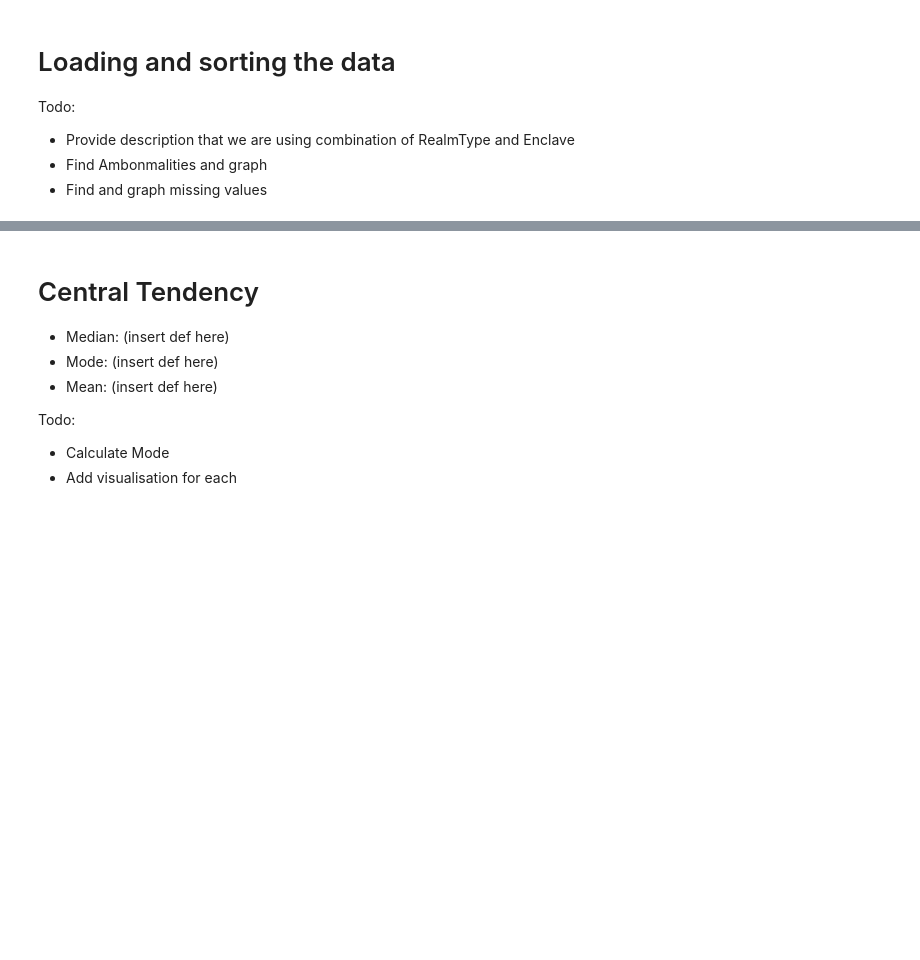
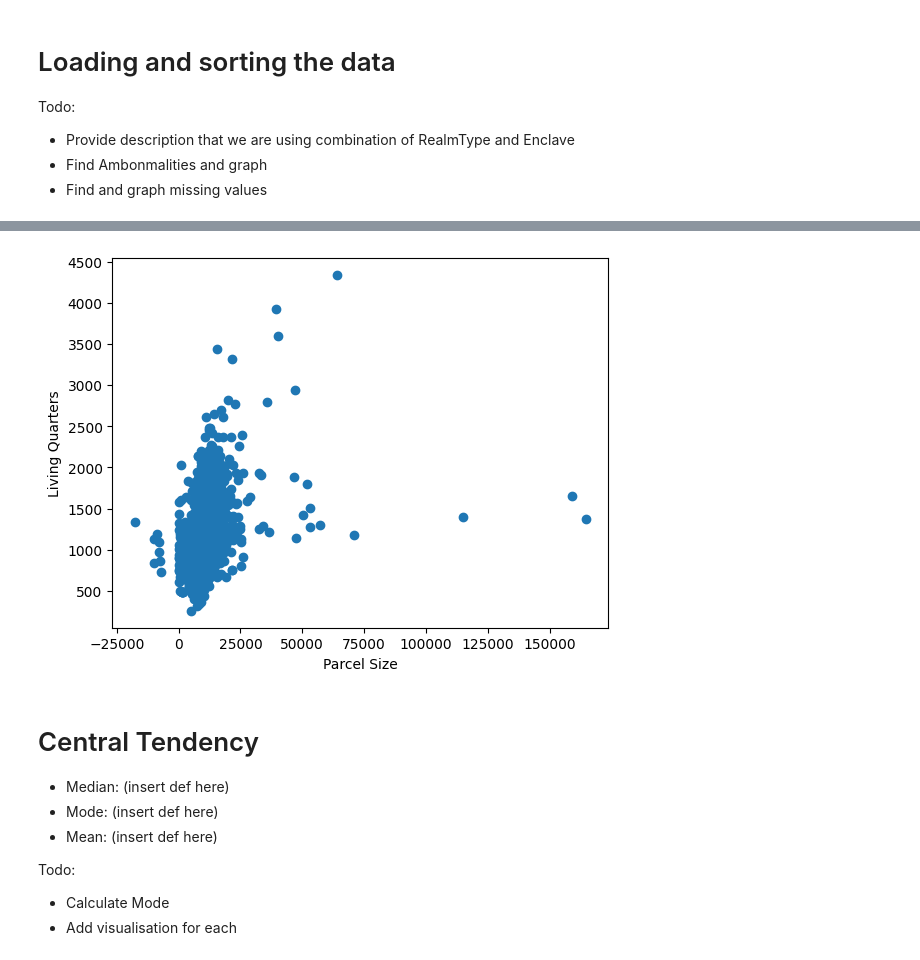
Before and after one commit to rayansamman/Slavic-Sultanate, a Jupyter notebook: src/first-iteration.ipynb, the cells around one changed output, grey strips where cells are left out. Cells and saved outputs as stored; diff of their text form; code cells hidden in the pictures; blank space fills up the shorter version.

```diff
--- a/src/first-iteration.ipynb
+++ b/src/first-iteration.ipynb
@@ -51,0 +57,4 @@ median_values = sorted([(out.key,out.median) for out in  output],key= lambda x:
+# %%
+
+df = pd.read_csv('set9_it1.csv')
+df.head(0)
@@ -52,3 +82,15 @@ median_values = sorted([(out.key,out.median) for out in  output],key= lambda x:
+# %%
+plt.close()
+
+
+plt.scatter(x=df['ParcelSize'],y=df['LivingQuarters'])
+
+plt.xlabel('Parcel Size')
+plt.ylabel('Living Quarters')
+
+plt.show()
+# %% [output]
+[figure, added]
 # %% [markdown]
 # Central Tendency
 
```
Also changed, not shown: parts of 6 cells of this notebook.
